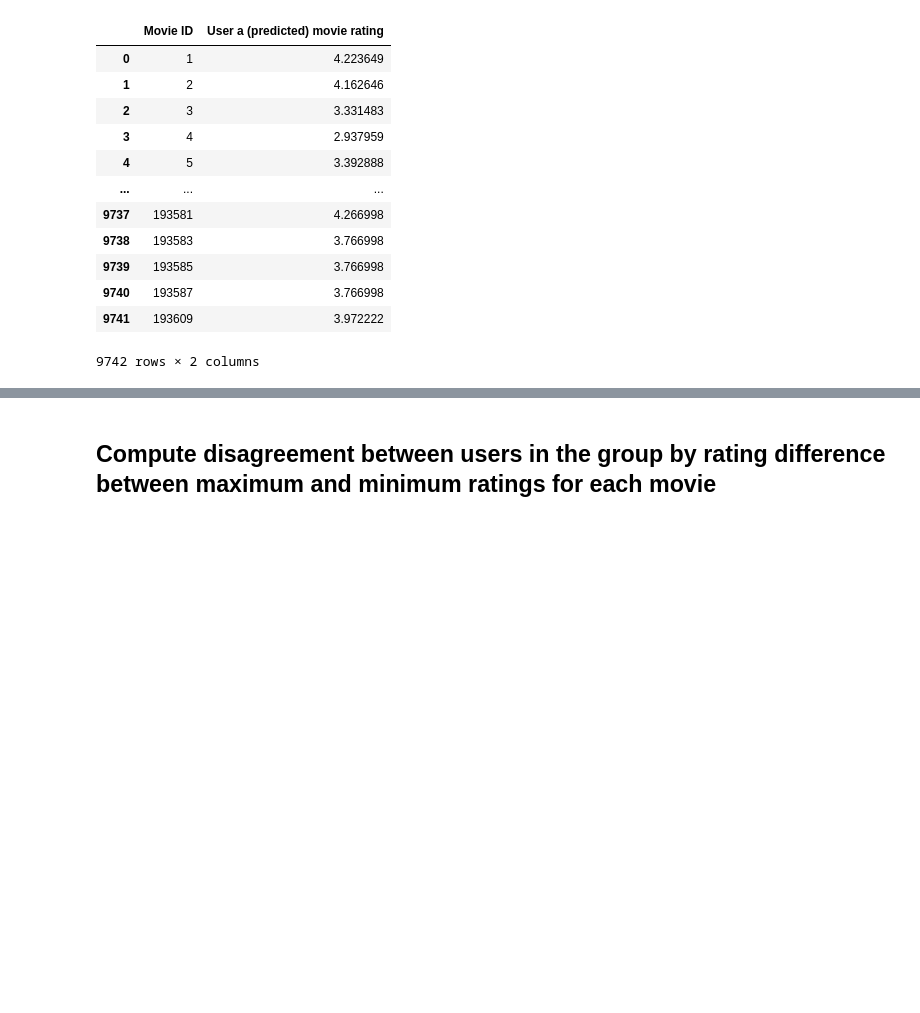
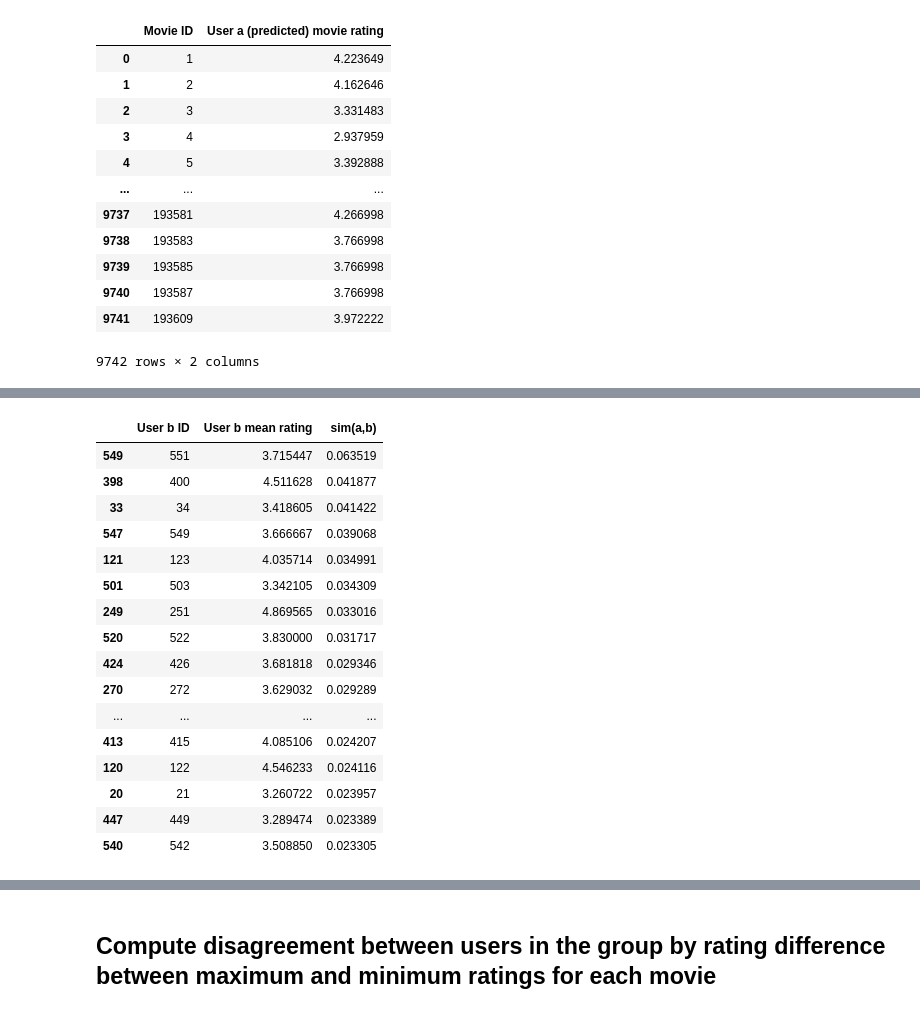
Before and after one commit to MinhNhatTRUONG-2001/movie-lens, a Jupyter notebook: movie-lens.ipynb, the cells around one changed output, grey strips where cells are left out. Cells and saved outputs as stored; diff of their text form; code cells hidden in the pictures; blank space fills up the shorter version.

```diff
--- a/movie-lens.ipynb
+++ b/movie-lens.ipynb
@@ -175,0 +190,16 @@ Predict movie ratings for user ID: 545
+# %%
+rt = pd.read_sql(text("SELECT * FROM ratings"), conn)
+
+# ratings_by_user[user][movie] = rating
+ratings_by_user = defaultdict(dict)
+for _, row in rt.iterrows():
+    u = int(row["userId"])
+    m = int(row["movieId"])
+    r = float(row["rating"])
+    ratings_by_user[u][m] = r
+
+# user_mean[user] = average of that user's ratings
+user_mean = {}
+for u, umap in ratings_by_user.items():
+    vals = list(umap.values())
+    user_mean[u] = sum(vals) / len(vals)
@@ -175,0 +284,36 @@ Predict movie ratings for user ID: 545
+# %%
+top_k_users = 50 # Top k users b with highest sim value for each user a in the group
+group_new_sim_dfs = [] # Stores similarities tables of all users in the group
+user_id_list = rt["userId"].unique()
+for user_a_id in group:
+    new_sim_list = []
+    for user_b_id in user_id_list:
+        if user_b_id == user_a_id:
+            continue
+        else:
+            mean_rating_b, sim_a_b = pearson_jaccard_similarity(user_a_id, user_b_id)
+            sim_a_b_row = [user_b_id, mean_rating_b, sim_a_b]
+            new_sim_list.append(sim_a_b_row)
+    new_sim_df = pd.DataFrame(new_sim_list, columns=['User b ID', 'User b mean rating', 'sim(a,b)'])
+    new_sim_df = new_sim_df.sort_values(by="sim(a,b)", ascending=False)
+    new_sim_df = new_sim_df[:top_k_users]
+    group_new_sim_dfs.append(new_sim_df)
+group_new_sim_dfs[0][:20] # Show similarity users of the first user in the group
+# %% [output]
+|  | User b ID | User b mean rating | sim(a,b) |
+| 549 | 551 | 3.715447 | 0.063519 |
+| 398 | 400 | 4.511628 | 0.041877 |
+| 33 | 34 | 3.418605 | 0.041422 |
+| 547 | 549 | 3.666667 | 0.039068 |
+| 121 | 123 | 4.035714 | 0.034991 |
+| 501 | 503 | 3.342105 | 0.034309 |
+| 249 | 251 | 4.869565 | 0.033016 |
+| 520 | 522 | 3.830000 | 0.031717 |
+| 424 | 426 | 3.681818 | 0.029346 |
+| 270 | 272 | 3.629032 | 0.029289 |
+| ... | ... | ... | ... |
+| 413 | 415 | 4.085106 | 0.024207 |
+| 120 | 122 | 4.546233 | 0.024116 |
+| 20 | 21 | 3.260722 | 0.023957 |
+| 447 | 449 | 3.289474 | 0.023389 |
+| 540 | 542 | 3.508850 | 0.023305 |
```
Also changed, not shown: parts of 19 cells of this notebook.
